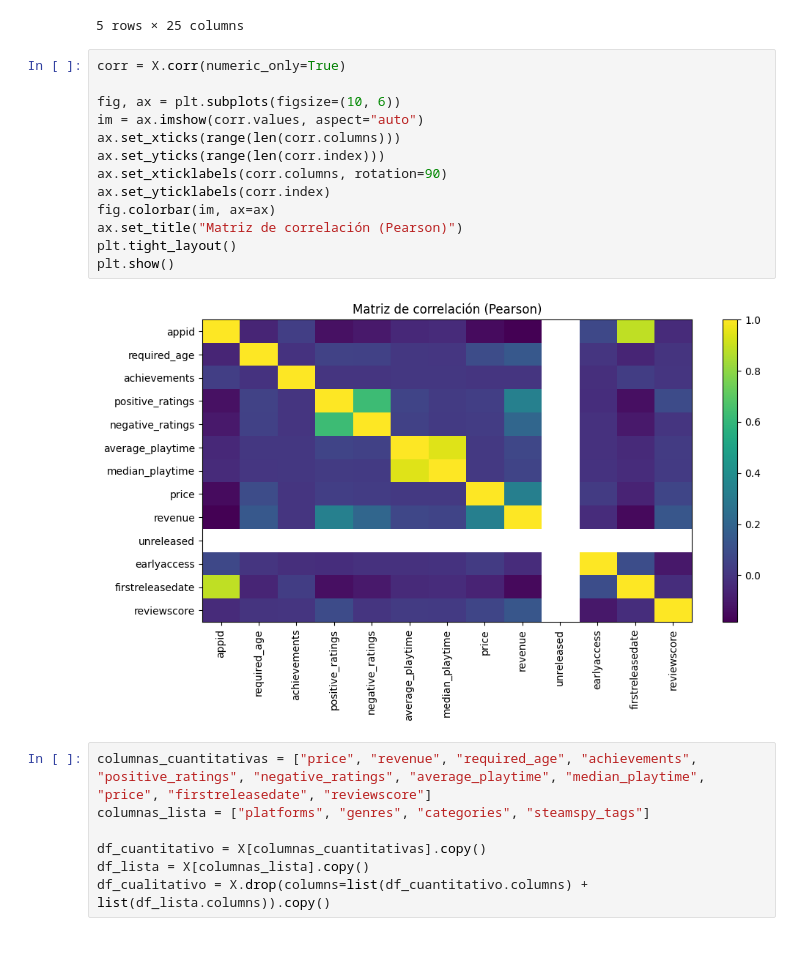
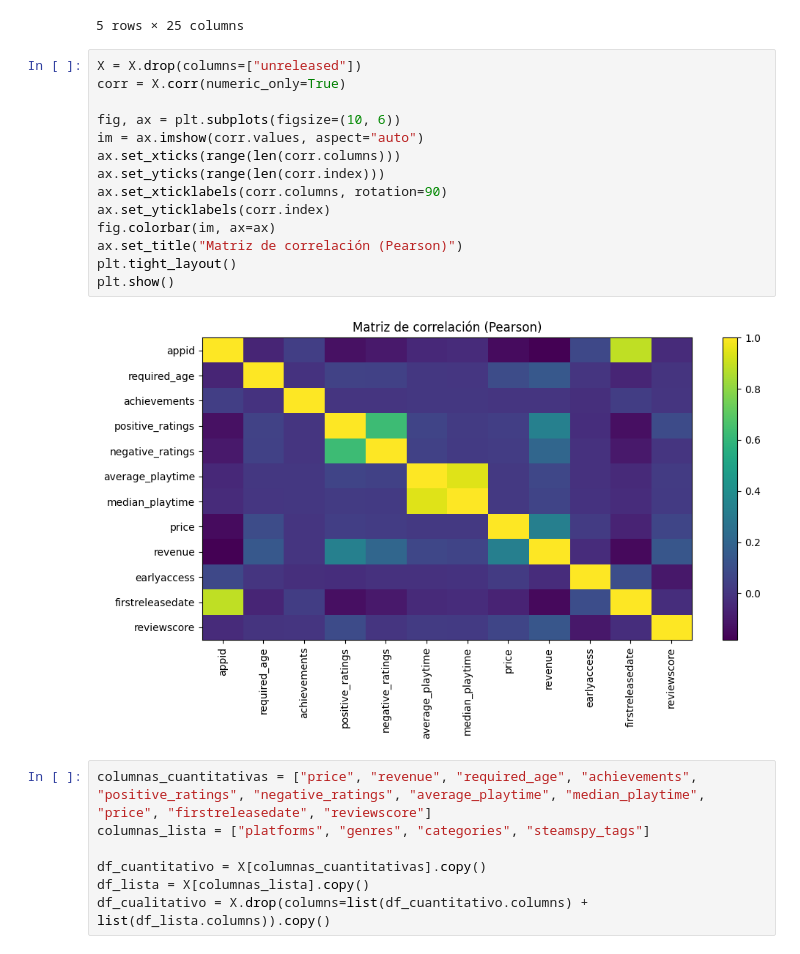
Before and after one commit to Checho-ramirijaz2014/proyecto_min, a Jupyter notebook: data_handler.ipynb, the cells around one changed output. Cells and saved outputs as stored; diff of their text form.

```diff
--- a/data_handler.ipynb
+++ b/data_handler.ipynb
@@ -83,20 +83,21 @@ Dimensiones (filas, columnas): (23230, 25)
 | 4 | 60 | Ricochet | 2000-11-01 | t | Valve | Valve | AAA | windows;mac;linux | ... |
 5 rows × 25 columns
 # %%
+X = X.drop(columns=["unreleased"])
 corr = X.corr(numeric_only=True)
 
 fig, ax = plt.subplots(figsize=(10, 6))
 im = ax.imshow(corr.values, aspect="auto")
 ax.set_xticks(range(len(corr.columns)))
 ax.set_yticks(range(len(corr.index)))
 ax.set_xticklabels(corr.columns, rotation=90)
 ax.set_yticklabels(corr.index)
 fig.colorbar(im, ax=ax)
 ax.set_title("Matriz de correlación (Pearson)")
 plt.tight_layout()
 plt.show()
 # %% [output]
-[figure, old version]
+[figure, new version]
 # %%
 columnas_cuantitativas = ["price", "revenue", "required_age", "achievements", "positive_ratings", "negative_ratings", "average_playtime", "median_playtime", "price", "firstreleasedate", "reviewscore"]
 columnas_lista = ["platforms", "genres", "categories", "steamspy_tags"]
```
Also changed, not shown: parts of 6 cells of this notebook.
